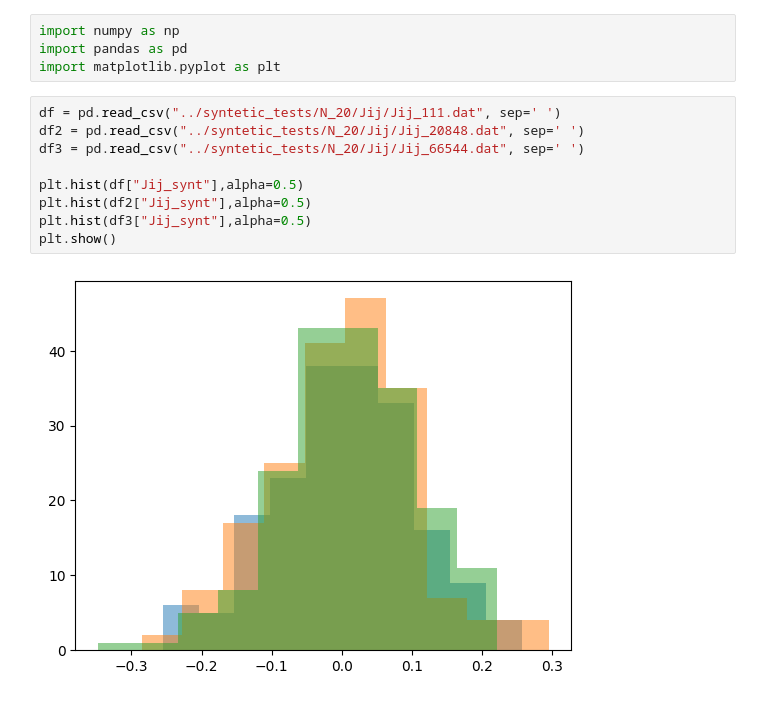
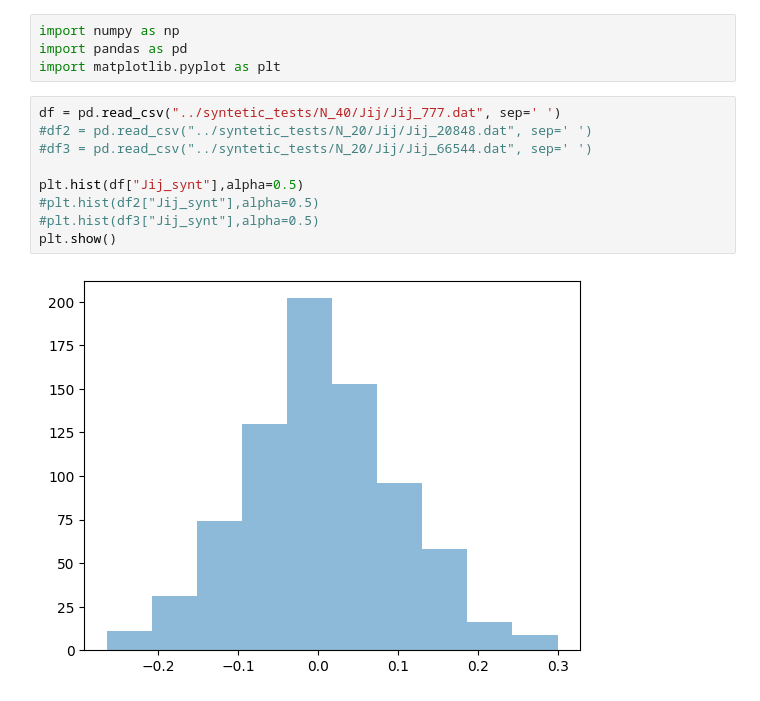
Before and after one commit to JuniorAlencar/BoltzmannMachine, a Jupyter notebook: jupyter/syntetic_data_tests.ipynb, the cells around one changed output. Drawn from its saved outputs; the diff is of its cells as text.

Commit message:
synt

```diff
--- a/jupyter/syntetic_data_tests.ipynb
+++ b/jupyter/syntetic_data_tests.ipynb
@@ -3,16 +3,16 @@ import numpy as np
 import pandas as pd
 import matplotlib.pyplot as plt
 # %%
-df = pd.read_csv("../syntetic_tests/N_20/Jij/Jij_111.dat", sep=' ')
-df2 = pd.read_csv("../syntetic_tests/N_20/Jij/Jij_20848.dat", sep=' ')
-df3 = pd.read_csv("../syntetic_tests/N_20/Jij/Jij_66544.dat", sep=' ')
+df = pd.read_csv("../syntetic_tests/N_40/Jij/Jij_777.dat", sep=' ')
+#df2 = pd.read_csv("../syntetic_tests/N_20/Jij/Jij_20848.dat", sep=' ')
+#df3 = pd.read_csv("../syntetic_tests/N_20/Jij/Jij_66544.dat", sep=' ')
 
 plt.hist(df["Jij_synt"],alpha=0.5)
-plt.hist(df2["Jij_synt"],alpha=0.5)
-plt.hist(df3["Jij_synt"],alpha=0.5)
+#plt.hist(df2["Jij_synt"],alpha=0.5)
+#plt.hist(df3["Jij_synt"],alpha=0.5)
 plt.show()
 # %% [output]
-[figure, old version]
+[figure, new version]
 # %%
 import numpy as np
 import matplotlib.pyplot as plt
```
Also changed, not shown: parts of 1 cell of this notebook, 3 other files.
